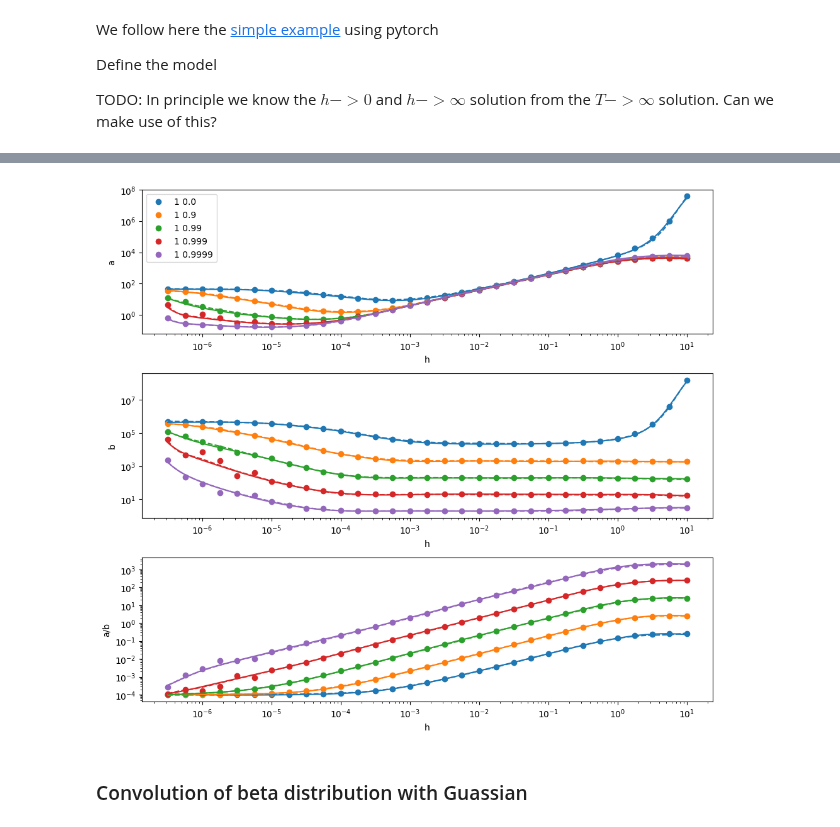
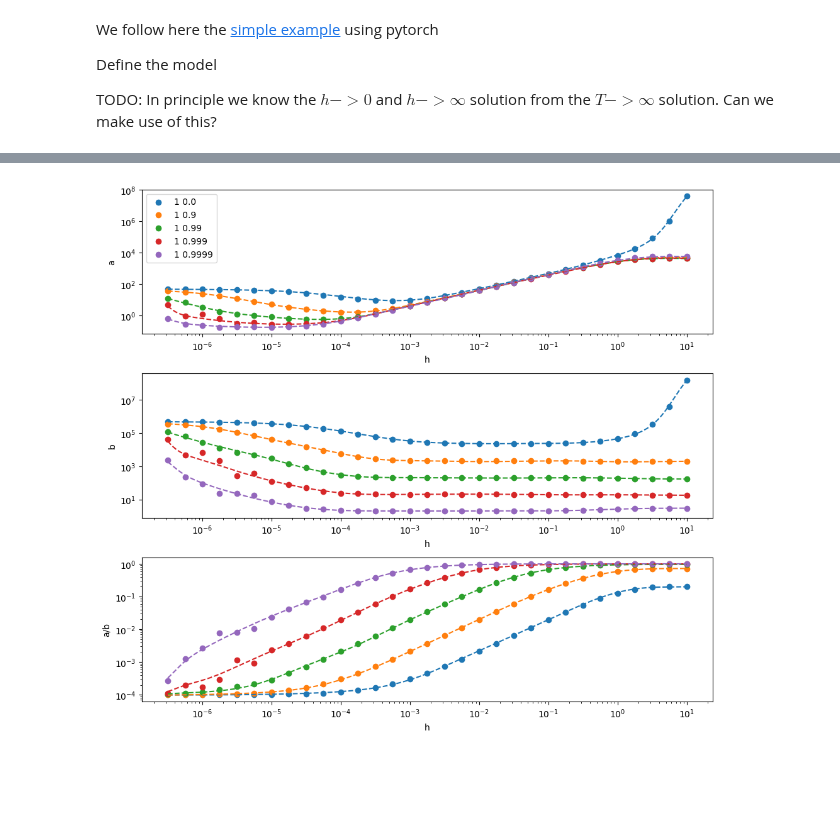
Before and after one commit to sahelazizpour/Finite-Observation-Dynamic-Range, a Jupyter notebook: 0_update/3_train_neural_network.ipynb, the cells around one changed output, grey strips where cells are left out. Cells and saved outputs as stored; diff of their text form; code cells hidden in the pictures; blank space fills up the shorter version.

Commit message:
save and load nn func approximation

```diff
--- a/0_update/3_train_neural_network.ipynb
+++ b/0_update/3_train_neural_network.ipynb
@@ -251,13 +171,16 @@ NeuralNetwork(
 # %%
 # initialize function approximation
-func = FunctionApproximation(input_names=['lambda', 'window', 'h'], output_names=['a', 'b'], verbose=True)
+func = FunctionApproximation(verbose=True, input=['lambda', 'window', 'h'], output=['a', 'b'], params=params)
 # specify a map from input to NN (inverse not needed)
-func.change_map('lambda', lambda x: np.log10(1-x))
-func.change_map('window', lambda x: np.log10(x))
-func.change_map('h',      lambda x: np.log10(x))
-# specify a map from NN to output and its inverse (for training!)
-func.change_map('a', lambda y: np.log10(y), lambda Y: 10**Y)
-func.change_map('b', lambda y: np.log10(y), lambda Y: 10**Y)
+func.set_map_to_NN('lambda', lambda x: np.log10(1-x))
+func.set_map_to_NN('window', lambda x: np.log10(x))
+func.set_map_to_NN('h',      lambda x: np.log10(x))
+# specify a map from output to NN (for training)
+func.set_map_to_NN('a', lambda y: np.log10(y))
+func.set_map_to_NN('b', lambda y: np.log10(y))
+# specify a map from NN to output (for application)
+func.set_map_from_NN('a', lambda Y: 10**Y)
+func.set_map_from_NN('b', lambda Y: 10**Y)
 ## training (takes care of scaling and shuffling)
 loss = func.train(df, epochs=10000)
 plt.plot(loss)
@@ -283,65 +211,55 @@ Training complete; left training mode for faster evaluation! To re-enter trainin
 # %%
-import itertools
 import matplotlib.pyplot as plt
 fig, axes = plt.subplots(3, 1, figsize=(10, 9))
 
-# mesh grid for contour plot
-log10hs = np.linspace(-6.5, 1, 200)
+# mesh grid for approximation
+hvals = 10**np.linspace(-6.5, 1, 200)
 
 windows = df["window"].unique()
 lambdas = np.sort(df["lambda"].unique())
 hs = df["h"].unique()
-seeds = df["seed"].unique()
-# reverse the order of the windows
 
-window=1
-#lam=0.9
-#for window in sorted(windows)[::-1]:
+window = 1
+# lam=0.9
+# for window in sorted(windows)[::-1]:
 for lam in lambdas[::4]:
+    # load data
     df_temp = df[(df["window"] == window) & (df["lambda"] == lam)]
-    X_model = np.dstack([np.log10(window)*np.ones_like(log10hs), np.log10(1-lam)*np.ones_like(log10hs), log10hs]).reshape(-1, 3)
-    X_model_scaled = X_scaler.transform(X_model)
-    Y_model_scaled = model(torch.from_numpy(X_model_scaled).float()).detach().numpy()
-    Y_model = Y_scaler.inverse_transform(Y_model_scaled)
-
-    a_model = 10**Y_model[:, 0]
-    b_model = 10**Y_model[:, 1]
 
     # get a,b from function approximation
-    res = func(np.dstack([lam*np.ones_like(log10hs), window*np.ones_like(log10hs), 10**log10hs]).reshape(-1, 3))
-    a = res[:,0]
-    b = res[:,1]
+    avals, bvals = func(lam * np.ones_like(hvals), window * np.ones_like(hvals), hvals)
 
-    ref = axes[0].scatter(df_temp["h"].values, df_temp["a"], label="{} {}".format(window, lam))
-    axes[0].plot(10**log10hs, a_model, color=ref.get_facecolor()[0])
-    axes[0].plot(10**log10hs, a, color=ref.get_facecolor()[0], linestyle='--')
-    axes[1].scatter(df_temp["h"].values, df_temp["b"], label="{} {}".format(window, lam))
-    axes[1].plot(10**log10hs, b_model, color=ref.get_facecolor()[0])
-    axes[1].plot(10**log10hs, b, color=ref.get_facecolor()[0], linestyle='--')
-    axes[2].scatter(df_temp["h"].values, df_temp["a"] / df_temp["b"], label="{} {}".format(window, lam))
-    axes[2].plot(10**log10hs, a_model/b_model, color=ref.get_facecolor()[0])
-    axes[2].plot(10**log10hs, a/b, color=ref.get_facecolor()[0], linestyle='--')
+    ref = axes[0].scatter(
+        df_temp["h"].values, df_temp["a"], label="{} {}".format(window, lam)
+    )
+    axes[0].plot(hvals, avals, color=ref.get_facecolor()[0], linestyle="--")
+    axes[1].scatter(
+        df_temp["h"].values, df_temp["b"], label="{} {}".format(window, lam)
+    )
+    axes[1].plot(hvals, bvals, color=ref.get_facecolor()[0], linestyle="--")
+    axes[2].scatter(
+        df_temp["h"].values,
+        df_temp["a"] / (df_temp["a"] + df_temp["b"] ),
+        label="{} {}".format(window, lam),
+    )
+    axes[2].plot(hvals,  avals/ (avals+bvals), color=ref.get_facecolor()[0], linestyle="--")
 
 axes[0].set_xlabel("h")
 axes[1].set_xlabel("h")
 axes[2].set_xlabel("h")
 axes[0].set_ylabel("a")
 axes[1].set_ylabel("b")
 axes[2].set_ylabel("a/b")
 
 axes[0].set_yscale("log")
 axes[1].set_yscale("log")
 axes[2].set_yscale("log")
 
 axes[0].set_xscale("log")
 axes[1].set_xscale("log")
 axes[2].set_xscale("log")
 
-# axes[0].set_ylim(1e-2, 1e7)
-# axes[1].set_ylim(1e0, 1e7)
-# axes[2].set_ylim(1e-8, 1e4)
-
-axes[0].legend(loc='upper left')
+axes[0].legend(loc="upper left")
 plt.tight_layout()
 # %% [output]
-[figure, old version]
+[figure, new version]
@@ -350,2 +265,0 @@ plt.tight_layout()
-# %% [markdown]
-### Convolution of beta distribution with Guassian
```
Also changed, not shown: parts of 19 cells of this notebook, 1 other file.
